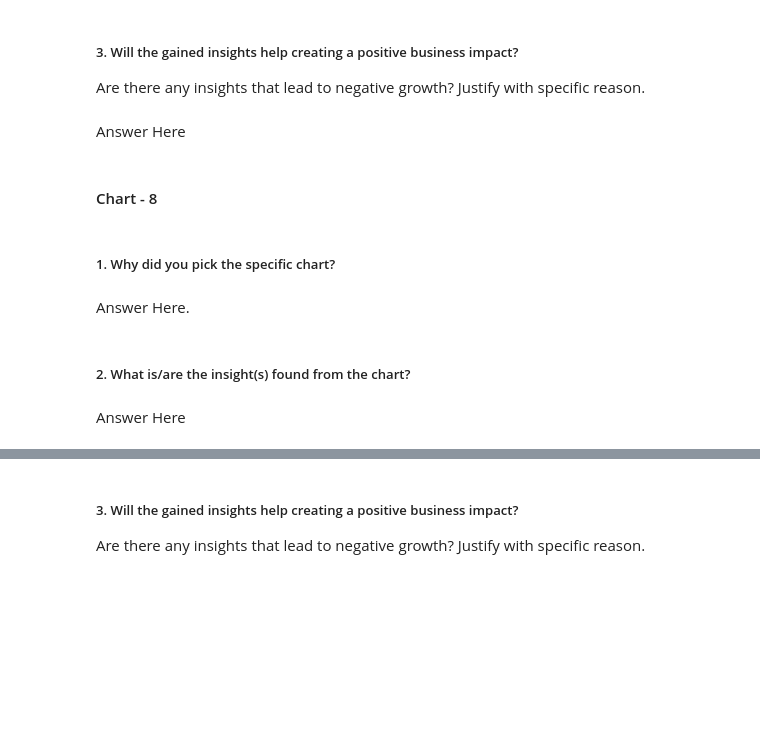
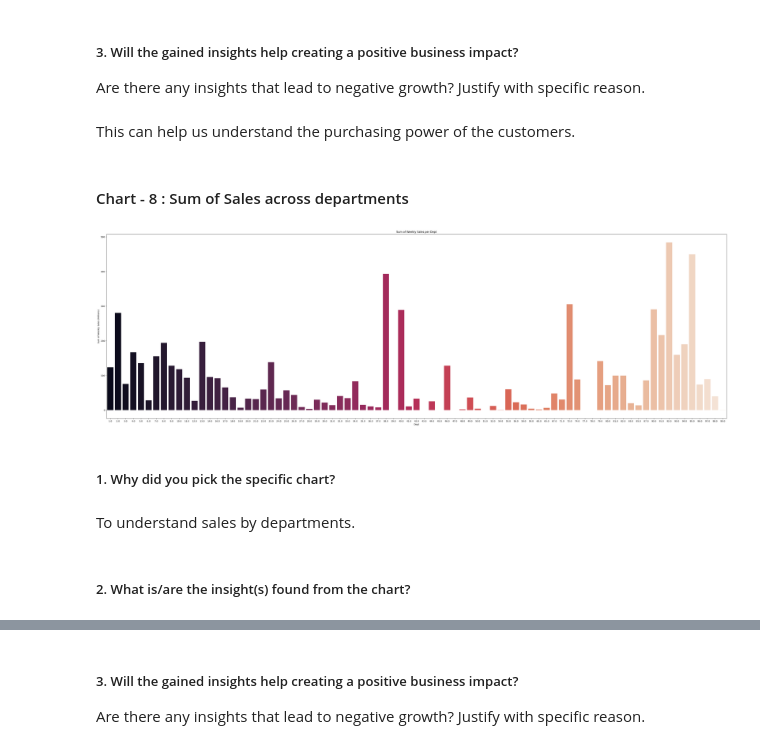
Before and after one commit to akshat-mishra-ds/Integrated-Retail-Analytics-for-Store-Optimization, a Jupyter notebook: Retail_Analytics_for_Store_Optimization.ipynb, the cells around one changed output, grey strips where cells are left out. Drawn from its saved outputs; the diff is of its cells as text; code cells hidden in the pictures; blank space fills up the shorter version.

```diff
--- a/Retail_Analytics_for_Store_Optimization.ipynb
+++ b/Retail_Analytics_for_Store_Optimization.ipynb
@@ -643,7 +656,7 @@ Answer Here
 # %% [markdown]
 ##### 3. Will the gained insights help creating a positive business impact?
 Are there any insights that lead to negative growth? Justify with specific reason.
-# %% [markdown]
-Answer Here
+# %% [markdown]
+This can help us understand the purchasing power of the customers.
 # %% [markdown]
-#### Chart - 8
+#### Chart - 8 : Sum of Sales across departments
@@ -652,8 +663,20 @@ Answer Here
+# %%
+# Chart - 8 visualization code
+
+# Sum of weekly sales across Department
+dept_sales = df.groupby(by = ['Dept'], as_index= False)['Weekly_Sales'].sum()
+dept_sales['Weekly_Sales'] = dept_sales['Weekly_Sales']/1000000
+plt.figure(figsize=(50,15))
+sns.barplot(x = dept_sales.Dept, y = dept_sales.Weekly_Sales , data = dept_sales, palette ='rocket')
+plt.xlabel('Dept')
+plt.ylabel('Sum of Weekly Sales (Millions)')
+plt.title('Sum of Weekly Sales per Dept')
+plt.show()
+# %% [output]
+[figure, added]
 # %% [markdown]
 ##### 1. Why did you pick the specific chart?
-# %% [markdown]
-Answer Here.
+# %% [markdown]
+To understand sales by departments.
 # %% [markdown]
 ##### 2. What is/are the insight(s) found from the chart?
-# %% [markdown]
-Answer Here
```
Also changed, not shown: parts of 68 cells of this notebook.
